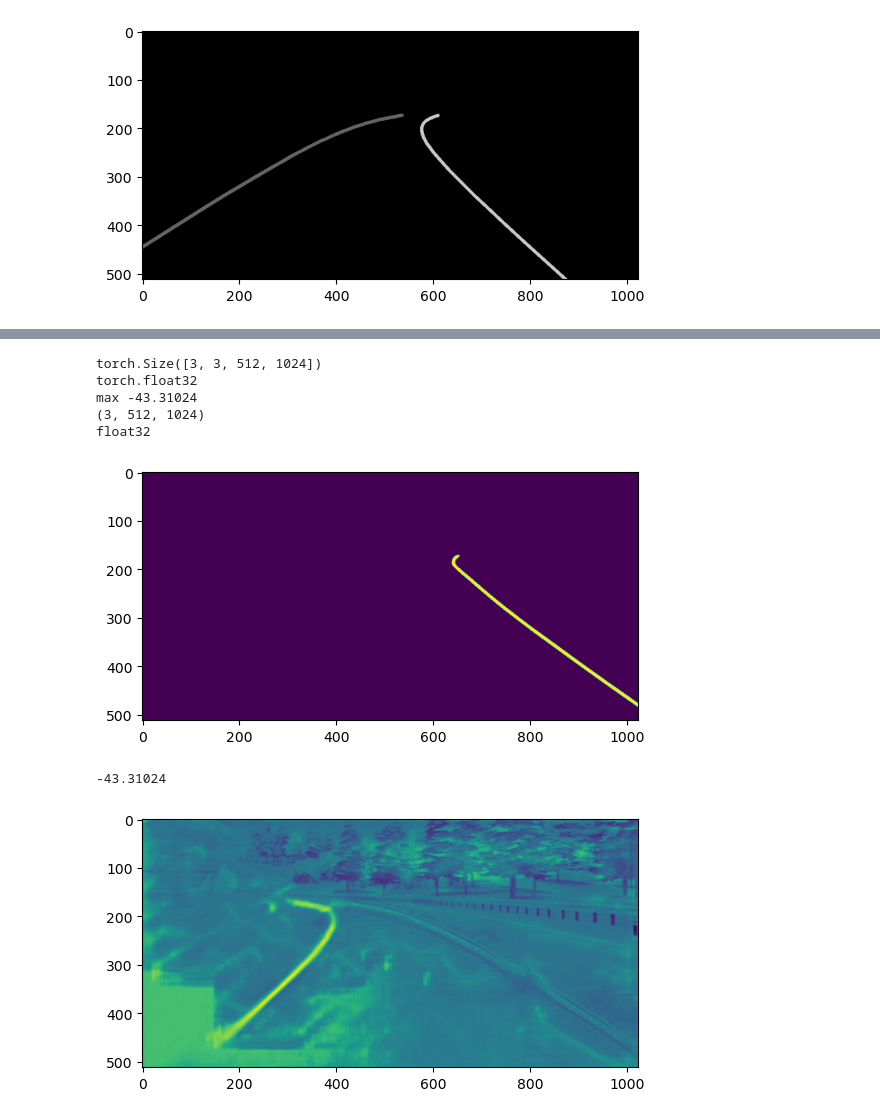
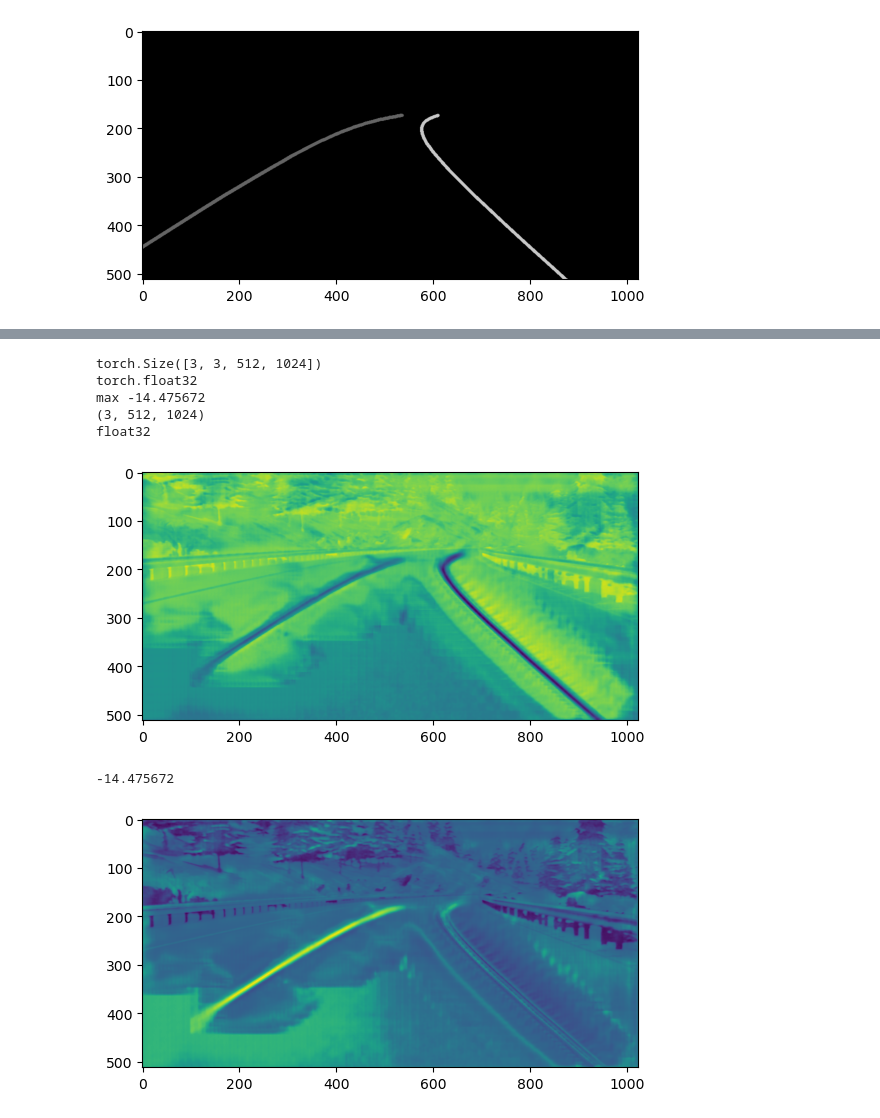
Before and after one commit to germchow/Algorithms-for-Automated-Driving, a Jupyter notebook: code/exercises/lane_detection/lane_segmentation.ipynb, the cells around one changed output, grey strips where cells are left out. Saved outputs shown, nothing was run; the diff lists cells and outputs as text; code cells hidden in the pictures.

```diff
--- a/code/exercises/lane_detection/lane_segmentation.ipynb
+++ b/code/exercises/lane_detection/lane_segmentation.ipynb
@@ -232,6 +235,6 @@ torch.save(model, 'model.pt')
 # %%
 unet = UNet().to(device)
-unet.load_state_dict(torch.load('model.pt'))
+unet.load_state_dict(torch.load('unet_sd.pt'))
 unet.eval()
 # %% [output]
 UNet(
@@ -276,27 +279,27 @@ torch.Size([512, 1024, 3])
 # %%
 with torch.no_grad():
 
     pred = unet(images.to(device))
     print(pred.shape)
     print(pred[0].dtype)
     pred = pred.detach().cpu().numpy()
     print("max", np.min(pred))
 
     print(pred[0].shape)
     print(pred[0].dtype)
-    plt.imshow(pred[0][2] > 1)
+    plt.imshow(pred[0][0])
     plt.show()
     print(np.min(pred))
 # %% [output]
 torch.Size([3, 3, 512, 1024])
 torch.float32
-max -43.31024
+max -14.475672
 (3, 512, 1024)
 float32
-[figure, old version]
+[figure, new version]
--43.31024
+-14.475672
 # %%
 plt.imshow(pred[0][1])
 plt.show()
 # %% [output]
-[figure, old version]
+[figure, new version]
```
Also changed, not shown: parts of 3 cells of this notebook.
